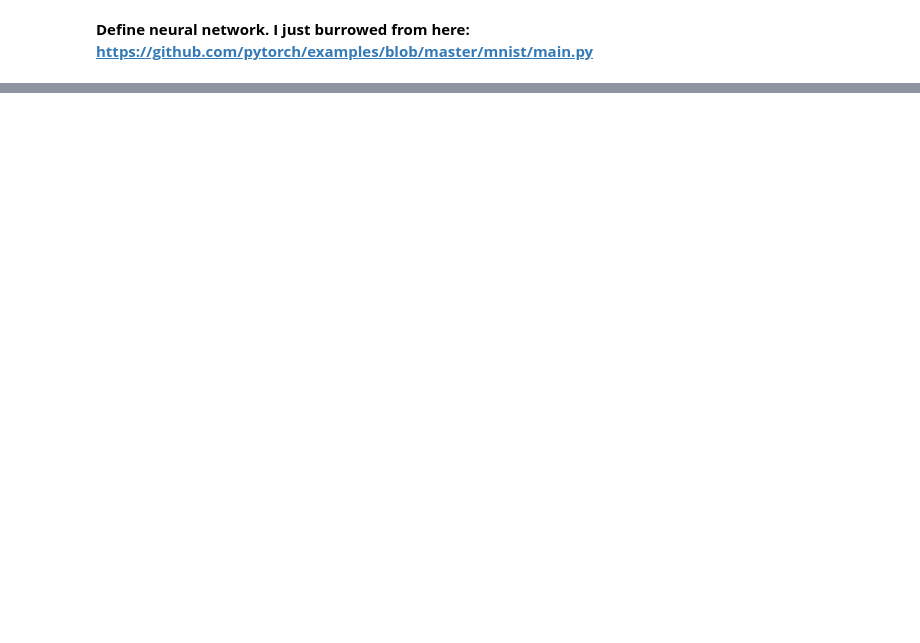
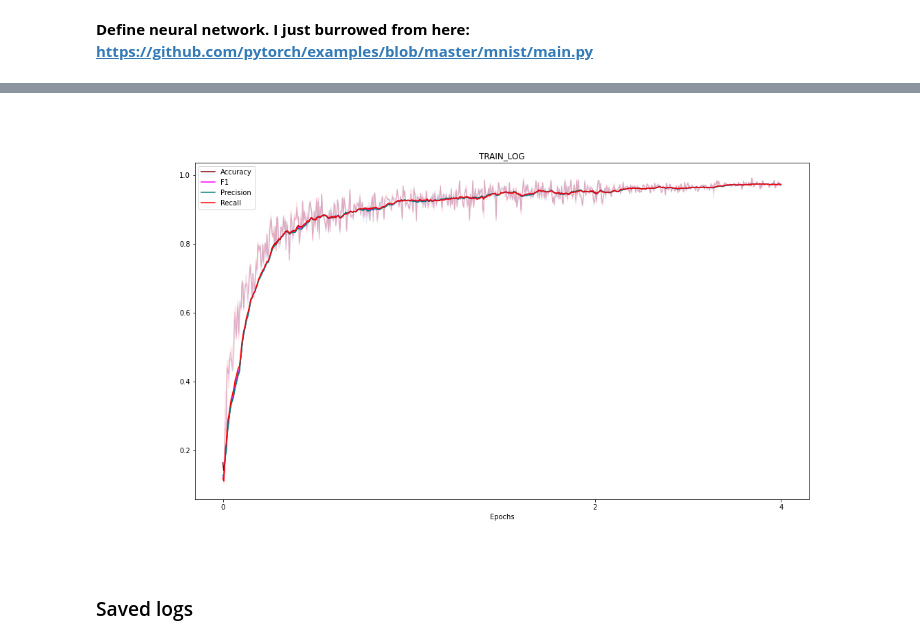
Before and after one commit to sraashis/easytorch, a Jupyter notebook: examples/MNIST_easytorch_CNN.ipynb, the cells around one changed output, grey strips where cells are left out. Cells and saved outputs as stored; diff of their text form; code cells hidden in the pictures; blank space fills up the shorter version.

```diff
--- a/examples/MNIST_easytorch_CNN.ipynb
+++ b/examples/MNIST_easytorch_CNN.ipynb
@@ -121,0 +105,6 @@ Image('net_logs/experiment/experiment_train_log.png')
+# %%
+Image('net_logs/experiment/experiment_train_log_1.png')
+# %% [output]
+[figure, added]
+# %% [markdown]
+### Saved logs
```
Also changed, not shown: parts of 7 cells of this notebook, 6 other files.
